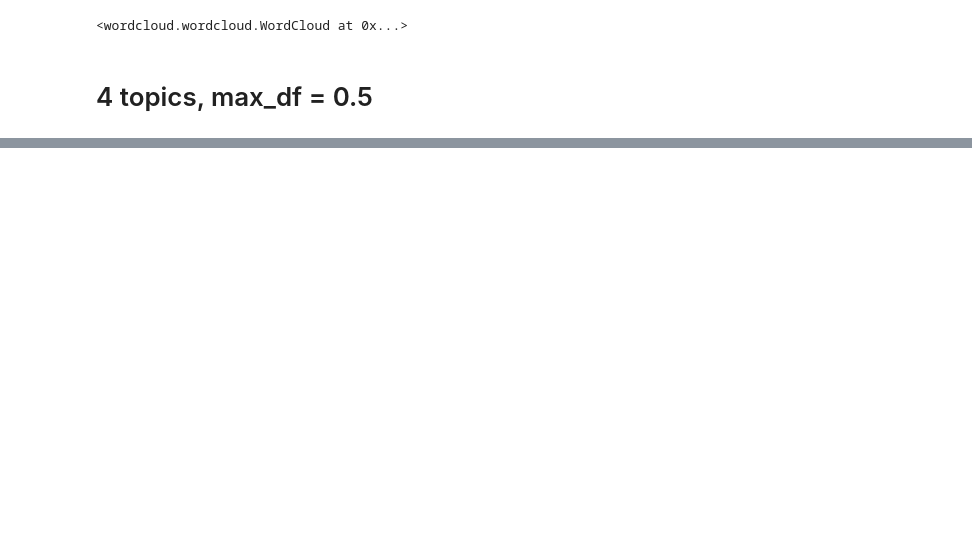
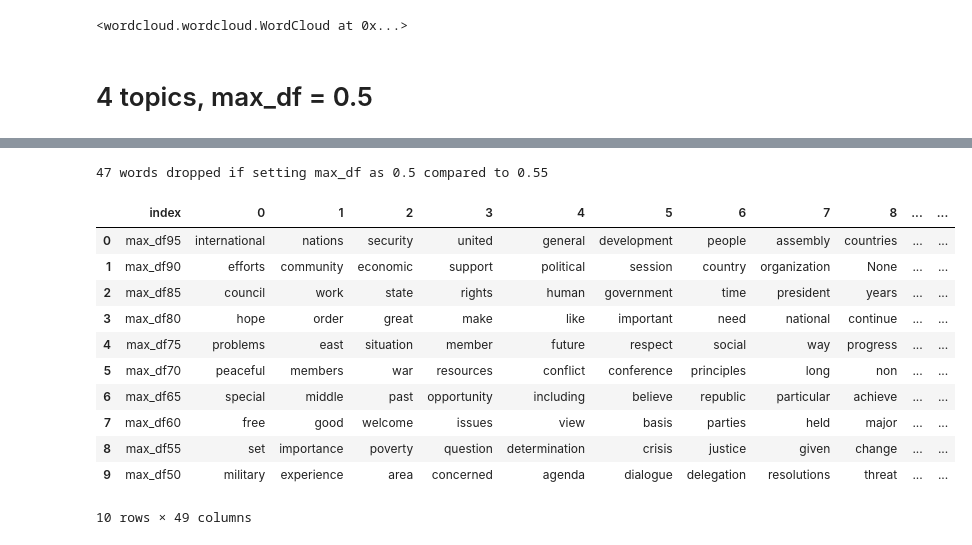
Before and after one commit to chav-ngvyen/unsupervised_machine_learning, a Jupyter notebook: Topic_modeling/Topic_Modeling_UN.ipynb, the cells around one changed output, grey strips where cells are left out. Saved outputs shown, nothing was run; the diff lists cells and outputs as text; code cells hidden in the pictures; blank space fills up the shorter version.

```diff
--- a/Topic_modeling/Topic_Modeling_UN.ipynb
+++ b/Topic_modeling/Topic_Modeling_UN.ipynb
@@ -425,0 +291,7 @@ Dropped words if setting max_df as 0.7 compared to 0.75
+# %%
+dw50 = compare_dropped_words(df['text'],0.55,0.50)
+# %% [output]
+47 words dropped if setting max_df as 0.5 compared to 0.55
+# %%
+# Put that into a dictionary
+dropped_dict = {"max_df95": dw95, "max_df90": dw90, "max_df85": dw85, "max_df80": dw80, "max_df75":dw75, "max_df70":dw70,"max_df65":dw65,"max_df60":dw60,"max_df55":dw55,"max_df50":dw50}
@@ -425,0 +306,15 @@ Dropped words if setting max_df as 0.7 compared to 0.75
+# %%
+dropped
+# %% [output]
+|  | index | 0 | 1 | 2 | 3 | 4 | 5 | 6 | 7 | 8 | ... | ... |
+| 0 | max_df95 | international | nations | security | united | general | development | people | assembly | countries | ... | ... |
+| 1 | max_df90 | efforts | community | economic | support | political | session | country | organization | None | ... | ... |
+| 2 | max_df85 | council | work | state | rights | human | government | time | president | years | ... | ... |
+| 3 | max_df80 | hope | order | great | make | like | important | need | national | continue | ... | ... |
+| 4 | max_df75 | problems | east | situation | member | future | respect | social | way | progress | ... | ... |
+| 5 | max_df70 | peaceful | members | war | resources | conflict | conference | principles | long | non | ... | ... |
+| 6 | max_df65 | special | middle | past | opportunity | including | believe | republic | particular | achieve | ... | ... |
+| 7 | max_df60 | free | good | welcome | issues | view | basis | parties | held | major | ... | ... |
+| 8 | max_df55 | set | importance | poverty | question | determination | crisis | justice | given | change | ... | ... |
+| 9 | max_df50 | military | experience | area | concerned | agenda | dialogue | delegation | resolutions | threat | ... | ... |
+10 rows × 49 columns
```
Also changed, not shown: parts of 70 cells of this notebook, 4 other files.
